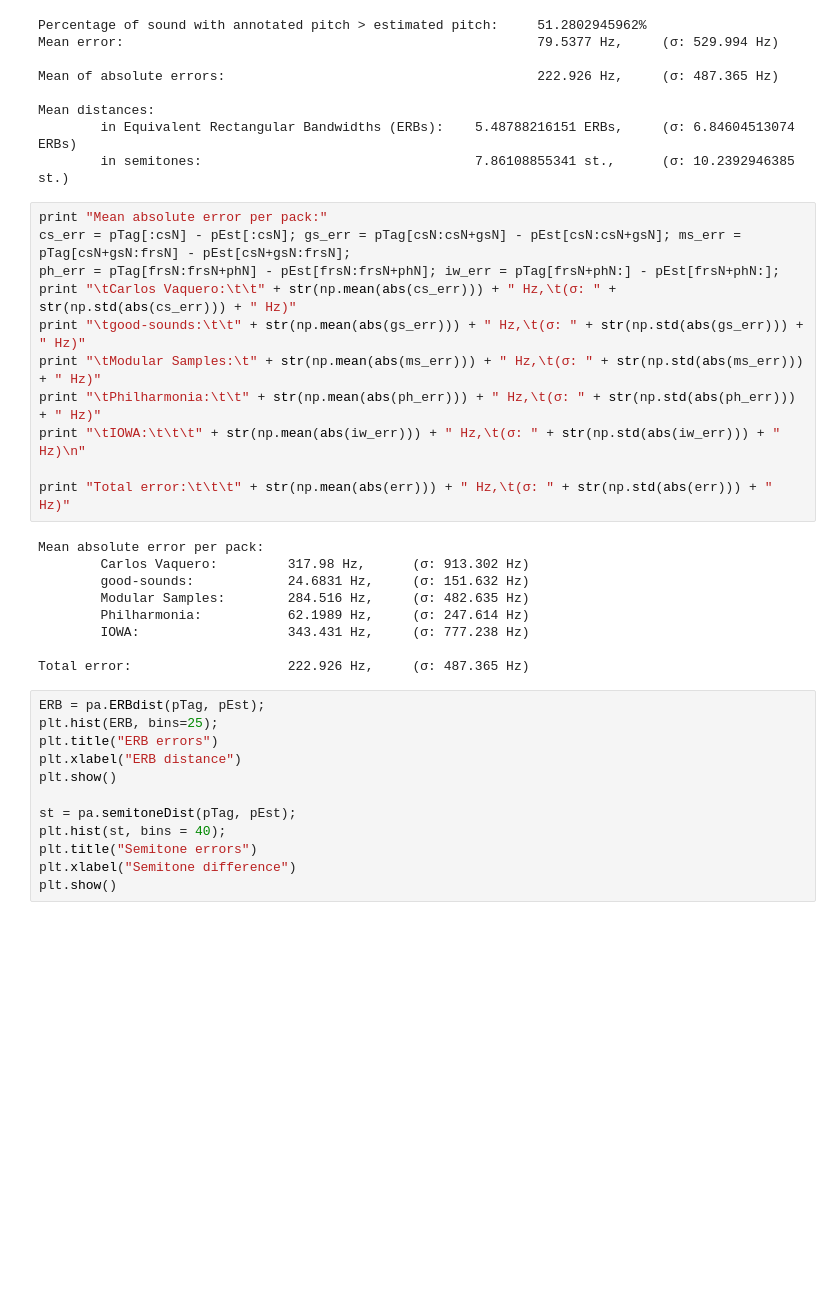
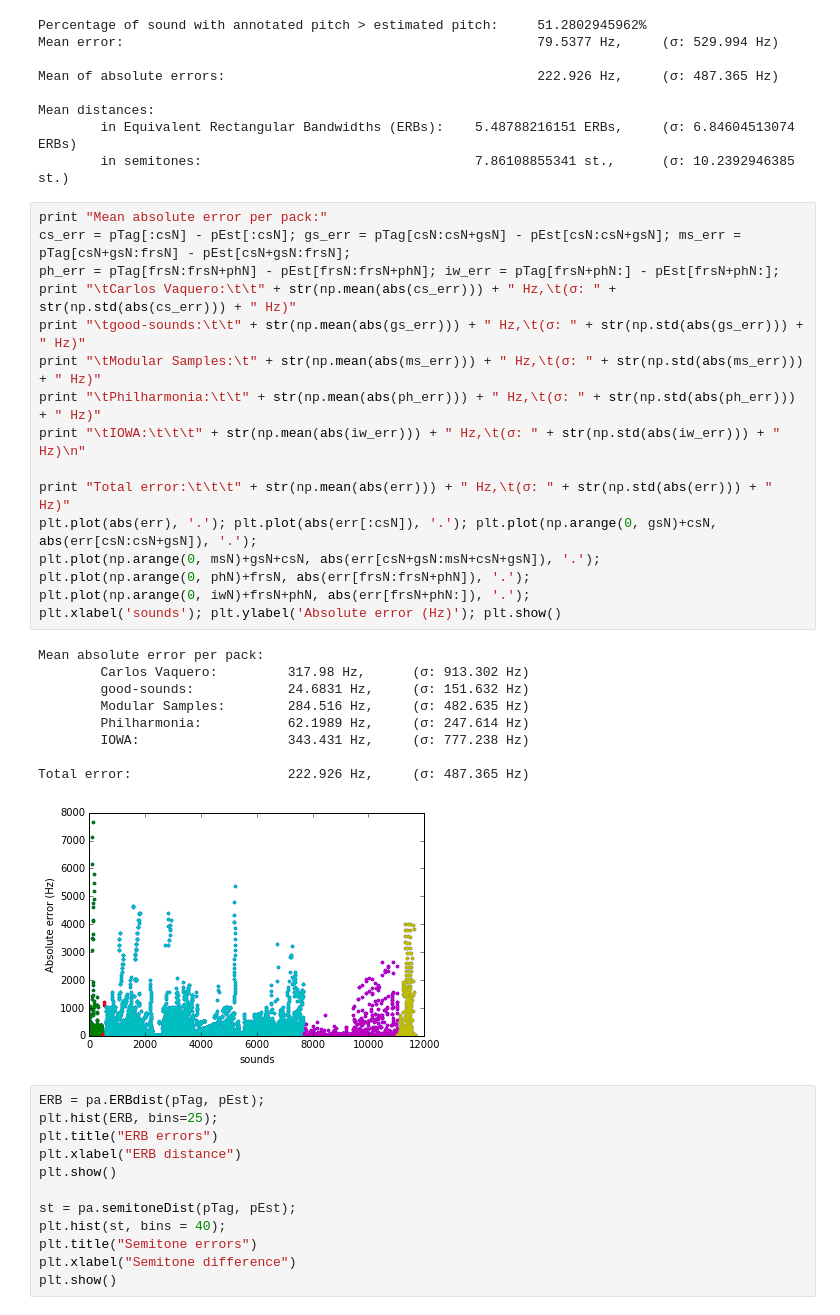
Before and after one commit to akkeh/internship, a Jupyter notebook: pitchEst/notebook/pitchEstimation-Copy1.ipynb, the cells around one changed output. Cells and saved outputs as stored; diff of their text form; blank space fills up the shorter version.

```diff
--- a/pitchEst/notebook/pitchEstimation-Copy1.ipynb
+++ b/pitchEst/notebook/pitchEstimation-Copy1.ipynb
@@ -257,23 +257,29 @@ Mean distances:
 # %%
 print "Mean absolute error per pack:"
 cs_err = pTag[:csN] - pEst[:csN]; gs_err = pTag[csN:csN+gsN] - pEst[csN:csN+gsN]; ms_err = pTag[csN+gsN:frsN] - pEst[csN+gsN:frsN];
 ph_err = pTag[frsN:frsN+phN] - pEst[frsN:frsN+phN]; iw_err = pTag[frsN+phN:] - pEst[frsN+phN:];
 print "\tCarlos Vaquero:\t\t" + str(np.mean(abs(cs_err))) + " Hz,\t(σ: " + str(np.std(abs(cs_err))) + " Hz)"
 print "\tgood-sounds:\t\t" + str(np.mean(abs(gs_err))) + " Hz,\t(σ: " + str(np.std(abs(gs_err))) + " Hz)"
 print "\tModular Samples:\t" + str(np.mean(abs(ms_err))) + " Hz,\t(σ: " + str(np.std(abs(ms_err))) + " Hz)"
 print "\tPhilharmonia:\t\t" + str(np.mean(abs(ph_err))) + " Hz,\t(σ: " + str(np.std(abs(ph_err))) + " Hz)"
 print "\tIOWA:\t\t\t" + str(np.mean(abs(iw_err))) + " Hz,\t(σ: " + str(np.std(abs(iw_err))) + " Hz)\n"
 
 print "Total error:\t\t\t" + str(np.mean(abs(err))) + " Hz,\t(σ: " + str(np.std(abs(err))) + " Hz)"
+plt.plot(abs(err), '.'); plt.plot(abs(err[:csN]), '.'); plt.plot(np.arange(0, gsN)+csN, abs(err[csN:csN+gsN]), '.');
+plt.plot(np.arange(0, msN)+gsN+csN, abs(err[csN+gsN:msN+csN+gsN]), '.');
+plt.plot(np.arange(0, phN)+frsN, abs(err[frsN:frsN+phN]), '.');
+plt.plot(np.arange(0, iwN)+frsN+phN, abs(err[frsN+phN:]), '.');
+plt.xlabel('sounds'); plt.ylabel('Absolute error (Hz)'); plt.show()
 # %% [output]
 Mean absolute error per pack:
         Carlos Vaquero:         317.98 Hz,      (σ: 913.302 Hz)
         good-sounds:            24.6831 Hz,     (σ: 151.632 Hz)
         Modular Samples:        284.516 Hz,     (σ: 482.635 Hz)
         Philharmonia:           62.1989 Hz,     (σ: 247.614 Hz)
         IOWA:                   343.431 Hz,     (σ: 777.238 Hz)
 
 Total error:                    222.926 Hz,     (σ: 487.365 Hz)
+[figure, added]
 # %%
 ERB = pa.ERBdist(pTag, pEst);
 plt.hist(ERB, bins=25);
```
Also changed, not shown: parts of 1 cell of this notebook, 3 other files.
